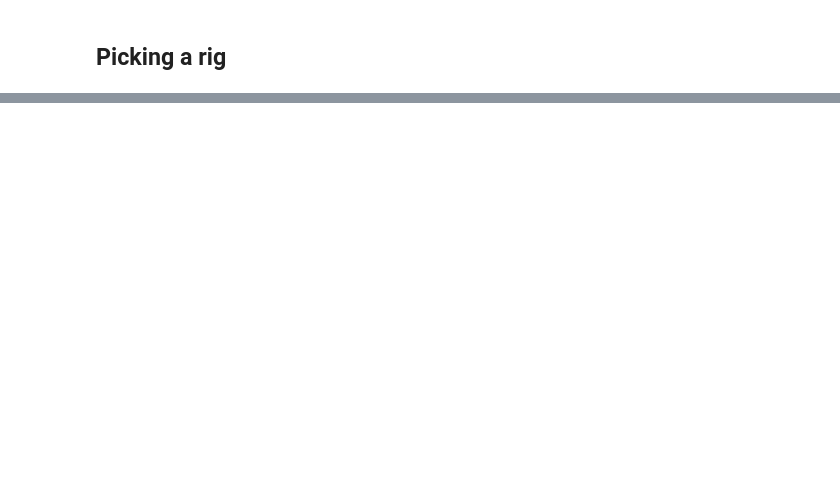
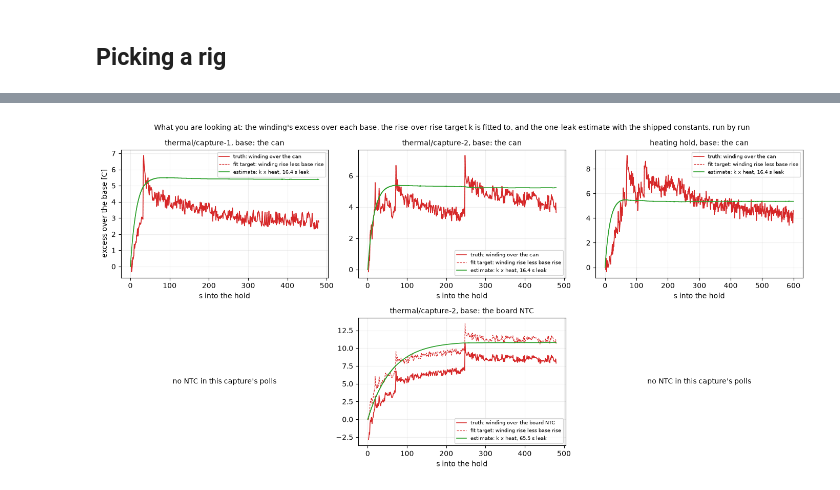
Before and after one commit to OpenServoCore/open-servo-core, a Jupyter notebook: notebooks/21-i2t-winding-estimate.ipynb, the cells around one changed output, grey strips where cells are left out. Cells and saved outputs as stored; diff of their text form; code cells hidden in the pictures; blank space fills up the shorter version.

```diff
--- a/notebooks/21-i2t-winding-estimate.ipynb
+++ b/notebooks/21-i2t-winding-estimate.ipynb
@@ -525,0 +438,13 @@ Let me know what the teardown weighs.
+# %%
+# the constants I will carry: the leak octave each placement runs at, and k from the fits at it
+can_k = FITS[(FITS.base == "can") & (FITS["shift"] == CAN_SHIFT)].set_index("run").k
+ntc_k = FITS[(FITS.base == "ntc") & (FITS["shift"] == NTC_SHIFT)].set_index("run").k
+print("NTC on the can, shift", CAN_SHIFT, f"({i2t.tau_s(CAN_SHIFT):.1f} s): k per run")
+print(can_k.round(5).to_string())
+print("NTC on the board in air, shift", NTC_SHIFT, f"({i2t.tau_s(NTC_SHIFT):.1f} s): k per run")
+print(ntc_k.round(5).to_string())
+
+# protection wants the estimate on the warm side, so the shipped k is the largest the runs gave
+K_CAN, K_NTC = float(can_k.max()), float(ntc_k.max())
+for label, k in (("can", K_CAN), ("board NTC", K_NTC)):
+    print(f"shipped k, NTC on the {label}: {k:.5f} cC/count^2 = Q0.16 {i2t.k_q16_of(k)}, {cw(k):.1f} C/W over {R_OHM:.2f} ohm")
@@ -525,0 +462,27 @@ Let me know what the teardown weighs.
+# %%
+fig, axes = plt.subplots(2, 3, figsize=(14, 7))
+for col, (name, R) in enumerate(RUNS.items()):
+    for row, (base, shift, k) in enumerate((("can", CAN_SHIFT, K_CAN), ("ntc", NTC_SHIFT, K_NTC))):
+        ax = axes[row, col]
+        if R[base] is None:
+            ax.text(0.5, 0.5, "no NTC in this capture's polls", ha="center", va="center", transform=ax.transAxes)
+            ax.set_axis_off()
+            continue
+        hq = i2t.heat(R["ig"].astype(np.int64), shift)
+        est = i2t.rise_cc(hq, i2t.k_q16_of(k)) / 100                 # the kernel's integer rise
+        ax.plot(R["tt"], R["tw"] - R[base], color="tab:red", lw=1.2, label=f"truth: winding over the {NAME[base]}")
+        ax.plot(R["tt"], excess_rise(R, base), color="tab:red", lw=0.8, ls="--",
+                label="fit target: winding rise less base rise")
+        ax.plot(R["tg"], est, color="tab:green", lw=1.2, label=f"estimate: k x heat, {i2t.tau_s(shift):.1f} s leak")
+        ax.set_title(f"{name}, base: the {NAME[base]}", fontsize=10)
+        ax.grid(alpha=0.2)
+        if col == 0:
+            ax.set_ylabel("excess over the base [C]")
+        ax.legend(fontsize=7)
+        ax.set_xlabel("s into the hold")
+fig.suptitle("What you are looking at: the winding's excess over each base, the rise-over-rise target k is fitted to, "
+             "and the one-leak estimate with the shipped constants, run by run", fontsize=10)
+plt.tight_layout()
+plt.show()
+# %% [output]
+[figure, added]
```
Also changed, not shown: parts of 52 cells of this notebook, 2 other files.
